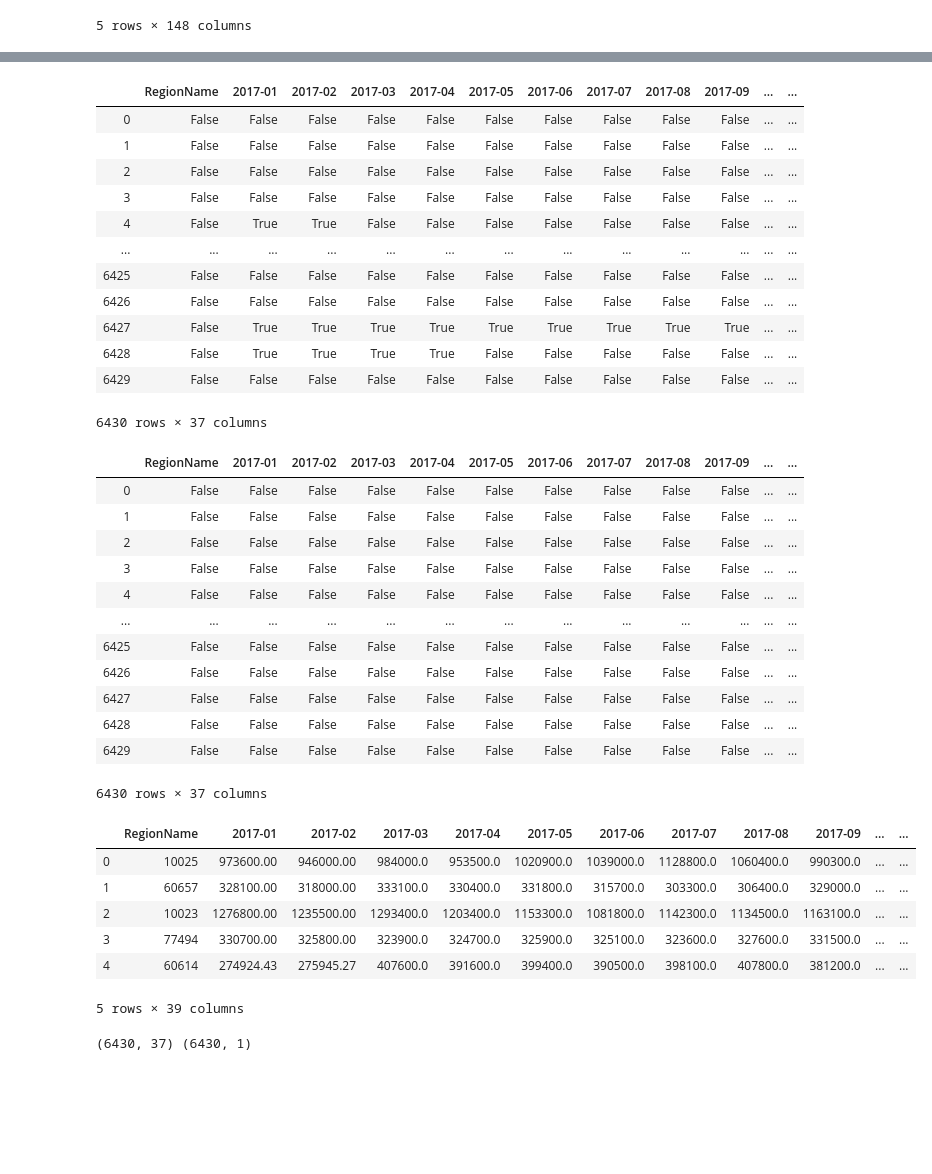
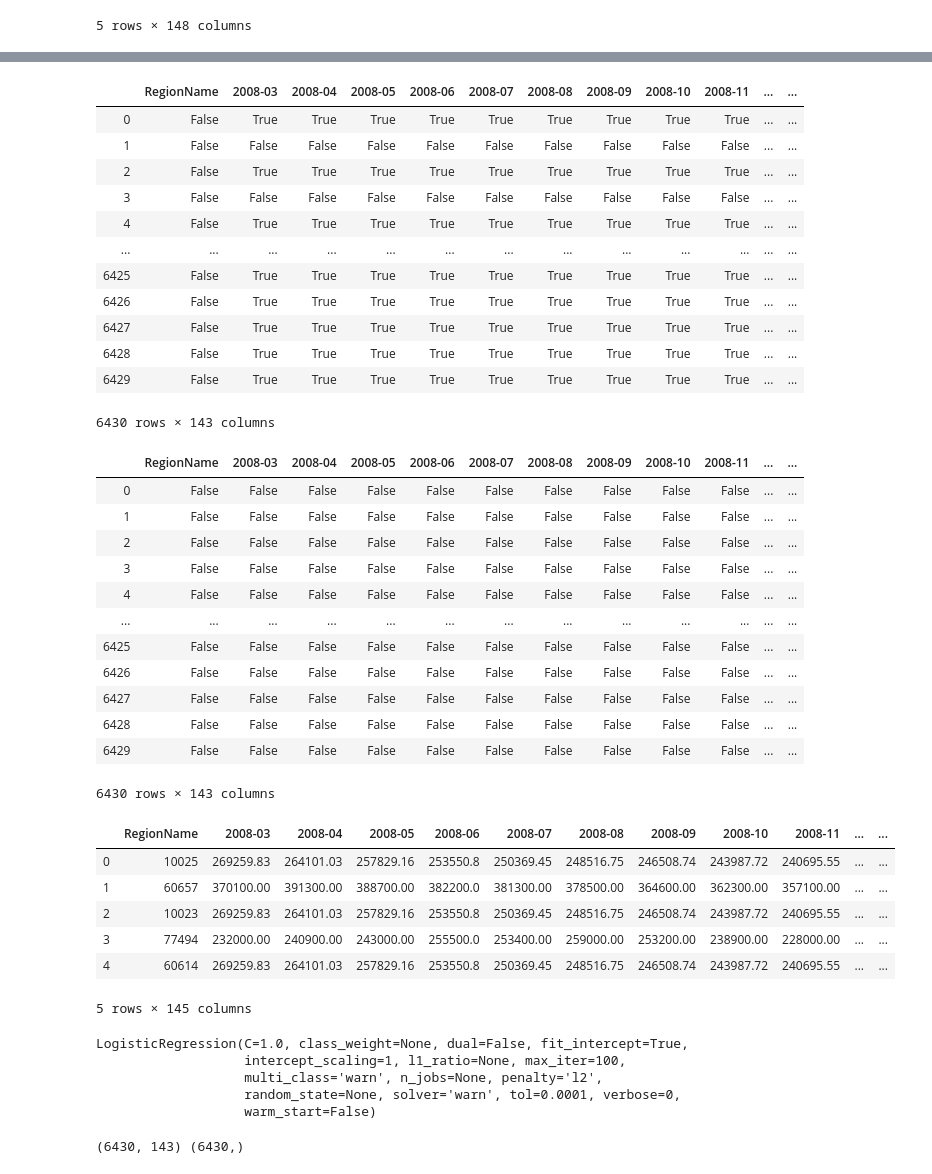
Before and after one commit to bishdj22/HomeSlice, a Jupyter notebook: Linear_Regression_Model.ipynb, the cells around one changed output, grey strips where cells are left out. Drawn from its saved outputs; the diff is of its cells as text; code cells hidden in the pictures; blank space fills up the shorter version.

```diff
--- a/Linear_Regression_Model.ipynb
+++ b/Linear_Regression_Model.ipynb
@@ -19,7 +19,7 @@ df1.head()
 5 rows × 148 columns
 # %%
 sales_price_df = df1.drop(["RegionID", "StateName", "SizeRank"], axis=1)
-sales_price_df = sales_price_df.drop(sales_price_df.columns.to_series()["2008-03":"2016-12"], axis=1)
+# sales_price_df = sales_price_df.drop(sales_price_df.columns.to_series()["2008-03":"2016-12"], axis=1)
 sales_price_df = sales_price_df.drop(["2020-01", "2020-02"], axis=1)
 sales_price_df.head()
 # %% [output]
@@ -66,26 +66,26 @@ list(sales_price_df.columns)
 # %%
 sales_price_df.isna()
 # %% [output]
-|  | RegionName | 2017-01 | 2017-02 | 2017-03 | 2017-04 | 2017-05 | 2017-06 | 2017-07 | 2017-08 | 2017-09 | ... | ... |
-| 0 | False | False | False | False | False | False | False | False | False | False | ... | ... |
+|  | RegionName | 2008-03 | 2008-04 | 2008-05 | 2008-06 | 2008-07 | 2008-08 | 2008-09 | 2008-10 | 2008-11 | ... | ... |
+| 0 | False | True | True | True | True | True | True | True | True | True | ... | ... |
 | 1 | False | False | False | False | False | False | False | False | False | False | ... | ... |
-| 2 | False | False | False | False | False | False | False | False | False | False | ... | ... |
+| 2 | False | True | True | True | True | True | True | True | True | True | ... | ... |
 | 3 | False | False | False | False | False | False | False | False | False | False | ... | ... |
-| 4 | False | True | True | False | False | False | False | False | False | False | ... | ... |
+| 4 | False | True | True | True | True | True | True | True | True | True | ... | ... |
 | ... | ... | ... | ... | ... | ... | ... | ... | ... | ... | ... | ... | ... |
-| 6425 | False | False | False | False | False | False | False | False | False | False | ... | ... |
-| 6426 | False | False | False | False | False | False | False | False | False | False | ... | ... |
+| 6425 | False | True | True | True | True | True | True | True | True | True | ... | ... |
+| 6426 | False | True | True | True | True | True | True | True | True | True | ... | ... |
 | 6427 | False | True | True | True | True | True | True | True | True | True | ... | ... |
-| 6428 | False | True | True | True | True | False | False | False | False | False | ... | ... |
-| 6429 | False | False | False | False | False | False | False | False | False | False | ... | ... |
+| 6428 | False | True | True | True | True | True | True | True | True | True | ... | ... |
+| 6429 | False | True | True | True | True | True | True | True | True | True | ... | ... |
-6430 rows × 37 columns
+6430 rows × 143 columns
 # %%
 for columnName, column in sales_price_df.iteritems():
     sales_price_df[columnName] = round(column.fillna(column.mean()),2)
 # %%
 sales_price_df.isna()
 # %% [output]
-|  | RegionName | 2017-01 | 2017-02 | 2017-03 | 2017-04 | 2017-05 | 2017-06 | 2017-07 | 2017-08 | 2017-09 | ... | ... |
+|  | RegionName | 2008-03 | 2008-04 | 2008-05 | 2008-06 | 2008-07 | 2008-08 | 2008-09 | 2008-10 | 2008-11 | ... | ... |
 | 0 | False | False | False | False | False | False | False | False | False | False | ... | ... |
 | 1 | False | False | False | False | False | False | False | False | False | False | ... | ... |
 | 2 | False | False | False | False | False | False | False | False | False | False | ... | ... |
@@ -97,33 +97,48 @@ sales_price_df.isna()
 | 6427 | False | False | False | False | False | False | False | False | False | False | ... | ... |
 | 6428 | False | False | False | False | False | False | False | False | False | False | ... | ... |
 | 6429 | False | False | False | False | False | False | False | False | False | False | ... | ... |
-6430 rows × 37 columns
+6430 rows × 143 columns
 # %%
-sales_price_df["percent_change"] = (sales_price_df["2019-12"] - sales_price_df["2017-01"])/sales_price_df["2017-01"]
+sales_price_df["percent_change"] = (sales_price_df["2019-12"] - sales_price_df["2008-03"])/sales_price_df["2008-03"]
 sales_price_df.head()
 
 
 # (2019-12-salesprice - 2017-01-salesprice/2017-01-sales-price) = 0.3473
 
 #cut price cut dataset
 #keep only columns 2017-01 and 2019-12
 sales_price_df.loc[sales_price_df['percent_change'] > 0, 'equity_risk'] = True
 sales_price_df.loc[sales_price_df['percent_change'] <= 0, 'equity_risk'] = False
 
 sales_price_df.head()
 # %% [output]
-|  | RegionName | 2017-01 | 2017-02 | 2017-03 | 2017-04 | 2017-05 | 2017-06 | 2017-07 | 2017-08 | 2017-09 | ... | ... |
-| 0 | 10025 | 973600.00 | 946000.00 | 984000.0 | 953500.0 | 1020900.0 | 1039000.0 | 1128800.0 | 1060400.0 | 990300.0 | ... | ... |
-| 1 | 60657 | 328100.00 | 318000.00 | 333100.0 | 330400.0 | 331800.0 | 315700.0 | 303300.0 | 306400.0 | 329000.0 | ... | ... |
-| 2 | 10023 | 1276800.00 | 1235500.00 | 1293400.0 | 1203400.0 | 1153300.0 | 1081800.0 | 1142300.0 | 1134500.0 | 1163100.0 | ... | ... |
-| 3 | 77494 | 330700.00 | 325800.00 | 323900.0 | 324700.0 | 325900.0 | 325100.0 | 323600.0 | 327600.0 | 331500.0 | ... | ... |
-| 4 | 60614 | 274924.43 | 275945.27 | 407600.0 | 391600.0 | 399400.0 | 390500.0 | 398100.0 | 407800.0 | 381200.0 | ... | ... |
+|  | RegionName | 2008-03 | 2008-04 | 2008-05 | 2008-06 | 2008-07 | 2008-08 | 2008-09 | 2008-10 | 2008-11 | ... | ... |
+| 0 | 10025 | 269259.83 | 264101.03 | 257829.16 | 253550.8 | 250369.45 | 248516.75 | 246508.74 | 243987.72 | 240695.55 | ... | ... |
+| 1 | 60657 | 370100.00 | 391300.00 | 388700.00 | 382200.0 | 381300.00 | 378500.00 | 364600.00 | 362300.00 | 357100.00 | ... | ... |
+| 2 | 10023 | 269259.83 | 264101.03 | 257829.16 | 253550.8 | 250369.45 | 248516.75 | 246508.74 | 243987.72 | 240695.55 | ... | ... |
+| 3 | 77494 | 232000.00 | 240900.00 | 243000.00 | 255500.0 | 253400.00 | 259000.00 | 253200.00 | 238900.00 | 228000.00 | ... | ... |
+| 4 | 60614 | 269259.83 | 264101.03 | 257829.16 | 253550.8 | 250369.45 | 248516.75 | 246508.74 | 243987.72 | 240695.55 | ... | ... |
-5 rows × 39 columns
+5 rows × 145 columns
 # %%
-X = sales_price_df[sales_price_df.columns.to_series()["RegionName":"2019-12"]]
-y = sales_price_df["equity_risk"].values.reshape(-1, 1)
-print(X.shape, y.shape)
+# X = sales_price_df[["RegionName", "percent_change"]]
+# y = sales_price_df["equity_risk"].values.reshape(-1, 1)
+# print(X.shape, y.shape)
-# %% [output]
-(6430, 37) (6430, 1)
+# %%
+from sklearn.linear_model import LogisticRegression
+classifier = LogisticRegression()
+classifier
+# %% [output]
+LogisticRegression(C=1.0, class_weight=None, dual=False, fit_intercept=True,
+                   intercept_scaling=1, l1_ratio=None, max_iter=100,
+                   multi_class='warn', n_jobs=None, penalty='l2',
+                   random_state=None, solver='warn', tol=0.0001, verbose=0,
+                   warm_start=False)
+# %%
+# Assign X (data) and y (target)
+X = sales_price_df.drop(sales_price_df.columns.to_series()["percent_change":"equity_risk"], axis=1)
+y = sales_price_df["equity_risk"]
+print(X.shape, y.shape)
+# %% [output]
+(6430, 143) (6430,)
 # %%
 X_train, X_test, y_train, y_test = train_test_split(X,y, train_size=0.8, random_state=42)
```
Also changed, not shown: parts of 9 cells of this notebook, 1 other file.
